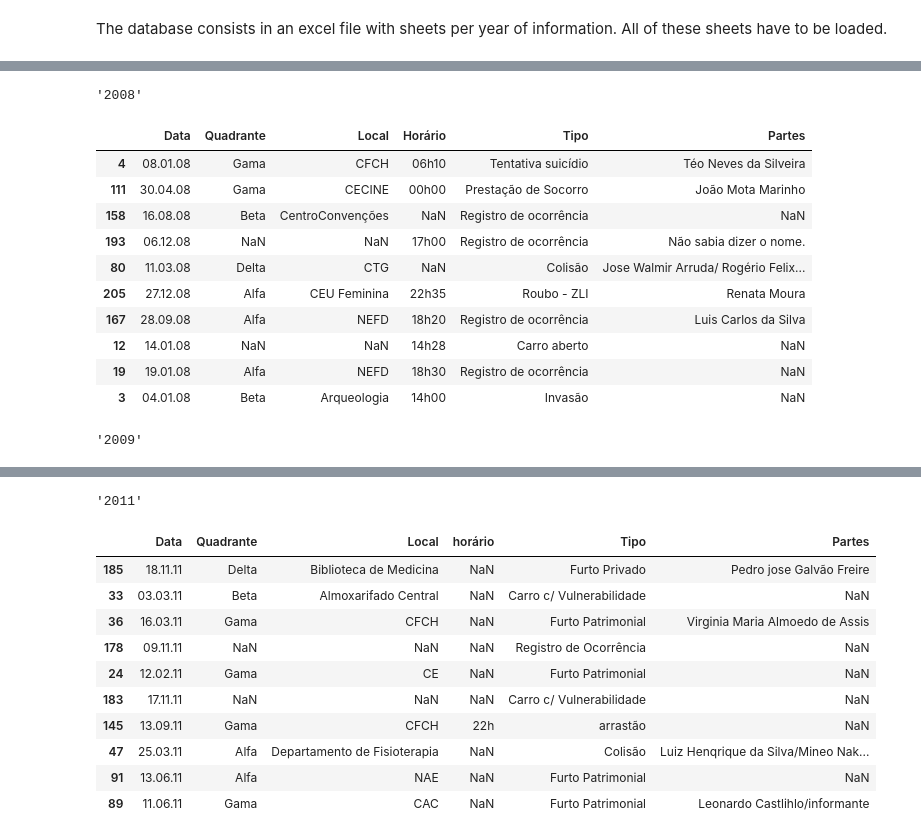
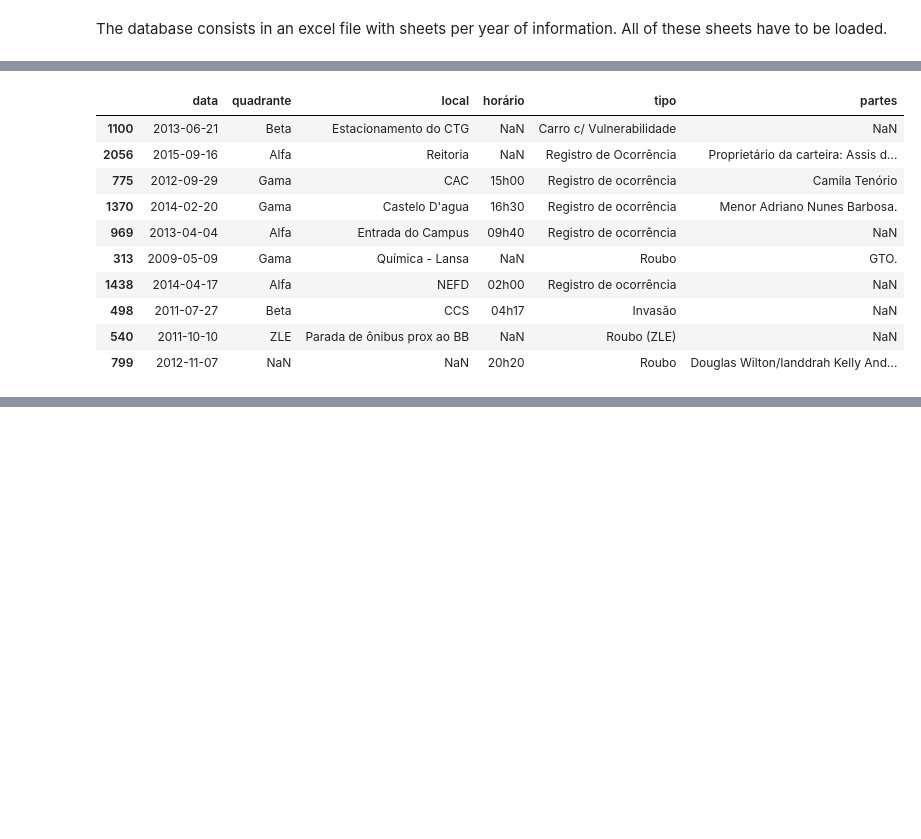
Before and after one commit to pedro00dk/ufpe-security-analysis, a Jupyter notebook: ufpe_sa.ipynb, the cells around one changed output, grey strips where cells are left out. Cells and saved outputs as stored; diff of their text form; code cells hidden in the pictures; blank space fills up the shorter version.

Commit message:
Merge all dataframes

```diff
--- a/ufpe_sa.ipynb
+++ b/ufpe_sa.ipynb
@@ -65,38 +65,46 @@ dfs = xls.parse(sheet_name=xls.sheet_names)
 ... (4 outputs left out)
 # %%
-drop_rule = re.compile(
-    r'''(?ix)
-    descrição \s sumária |
-    medidas |
-    unnamed.*
-    '''
-)
-na_rule = re.compile(
-    r'(?ix)ñ.*'
-)
-
+# lower all columns and remove extra spaces
 dfs = {
-    y: df.drop([c for c in df.columns if drop_rule.match(c) != None], axis='columns')
-    for y, df in dfs.items()
-}
-dfs = {
-    y: df.replace(na_rule.pattern, np.nan, regex=True)
+    y: df.rename(lambda c: c.lower().strip(), axis='columns')
     for y, df in dfs.items()
 }
 
+# drop columns
+drop_rule = re.compile(r'(?x) descrição \s sumária | medidas | unnamed.*')
+dfs = {y: df.drop([c for c in df.columns if drop_rule.match(c) != None], axis='columns') for y, df in dfs.items()}
 
-[display(y, df.sample(10)) for y, df in dfs.items()]
+# unify null elements
+na_rule = re.compile(r'(?i)ñ.*')
+dfs = {y: df.replace(na_rule.pattern, np.nan, regex=True) for y, df in dfs.items()}
+
+# unify date columns, date have different formats along all dataframes, so they have to be processed before concat
+date_format = {
+    '2008': '%d.%m.%y',
+    '2009': '%d.%m.%y',
+    '2011': '%d.%m.%y',
+    '2012': '%d.%m.%y',
+    '2013': '%Y-%m-%d',
+    '2014': '%Y-%m-%d', #'%Y-%m-%d %h:%m:$s'
+    '2015': '%Y-%m-%d'
+}
+dfs = {
+    y: df.assign(**{'data': lambda df: pd.to_datetime(df['data'], errors='coerce', format=date_format[y], exact=False)})
+    for y, df in dfs.items()
+}
+
+# merge dataframes
+df = pd.concat(dfs, ignore_index=True)
+df.sample(10)
 # %% [output]
-'2008'
-|  | Data | Quadrante | Local | Horário | Tipo | Partes |
-| 4 | 08.01.08 | Gama | CFCH | 06h10 | Tentativa suicídio | Téo Neves da Silveira |
-| 111 | 30.04.08 | Gama | CECINE | 00h00 | Prestação de Socorro | João Mota Marinho |
-| 158 | 16.08.08 | Beta | CentroConvenções | NaN | Registro de ocorrência | NaN |
-| 193 | 06.12.08 | NaN | NaN | 17h00 | Registro de ocorrência | Não sabia dizer o nome. |
-| 80 | 11.03.08 | Delta | CTG | NaN | Colisão | Jose Walmir Arruda/ Rogério Felix... |
-| 205 | 27.12.08 | Alfa | CEU Feminina | 22h35 | Roubo - ZLI | Renata Moura |
-| 167 | 28.09.08 | Alfa | NEFD | 18h20 | Registro de ocorrência | Luis Carlos da Silva |
-| 12 | 14.01.08 | NaN | NaN | 14h28 | Carro aberto | NaN |
-| 19 | 19.01.08 | Alfa | NEFD | 18h30 | Registro de ocorrência | NaN |
-| 3 | 04.01.08 | Beta | Arqueologia | 14h00 | Invasão | NaN |
+|  | data | quadrante | local | horário | tipo | partes |
+| 1100 | 2013-06-21 | Beta | Estacionamento do CTG | NaN | Carro c/ Vulnerabilidade | NaN |
+| 2056 | 2015-09-16 | Alfa | Reitoria | NaN | Registro de Ocorrência | Proprietário da carteira: Assis d... |
+| 775 | 2012-09-29 | Gama | CAC | 15h00 | Registro de ocorrência | Camila Tenório |
+| 1370 | 2014-02-20 | Gama | Castelo D'agua | 16h30 | Registro de ocorrência | Menor Adriano Nunes Barbosa. |
+| 969 | 2013-04-04 | Alfa | Entrada do Campus | 09h40 | Registro de ocorrência | NaN |
+| 313 | 2009-05-09 | Gama | Química - Lansa | NaN | Roubo | GTO. |
+| 1438 | 2014-04-17 | Alfa | NEFD | 02h00 | Registro de ocorrência | NaN |
+| 498 | 2011-07-27 | Beta | CCS | 04h17 | Invasão | NaN |
+| 540 | 2011-10-10 | ZLE | Parada de ônibus prox ao BB | NaN | Roubo (ZLE) | NaN |
+| 799 | 2012-11-07 | NaN | NaN | 20h20 | Roubo | Douglas Wilton/Ianddrah Kelly And... |
-'2009'
@@ -114,12 +110,0 @@ dfs = {
-'2011'
-|  | Data | Quadrante | Local | horário | Tipo | Partes |
-| 185 | 18.11.11 | Delta | Biblioteca de Medicina | NaN | Furto Privado | Pedro jose Galvão Freire |
-| 33 | 03.03.11 | Beta | Almoxarifado Central | NaN | Carro c/ Vulnerabilidade | NaN |
-| 36 | 16.03.11 | Gama | CFCH | NaN | Furto Patrimonial | Virginia Maria Almoedo de Assis |
-| 178 | 09.11.11 | NaN | NaN | NaN | Registro de Ocorrência | NaN |
-| 24 | 12.02.11 | Gama | CE | NaN | Furto Patrimonial | NaN |
-| 183 | 17.11.11 | NaN | NaN | NaN | Carro c/ Vulnerabilidade | NaN |
-| 145 | 13.09.11 | Gama | CFCH | 22h | arrastão | NaN |
-| 47 | 25.03.11 | Alfa | Departamento de Fisioterapia | NaN | Colisão | Luiz Henqrique da Silva/Mineo Nak... |
-| 91 | 13.06.11 | Alfa | NAE | NaN | Furto Patrimonial | NaN |
-| 89 | 11.06.11 | Gama | CAC | NaN | Furto Patrimonial | Leonardo Castlihlo/informante |
```
Also changed, not shown: parts of 4 cells of this notebook.
